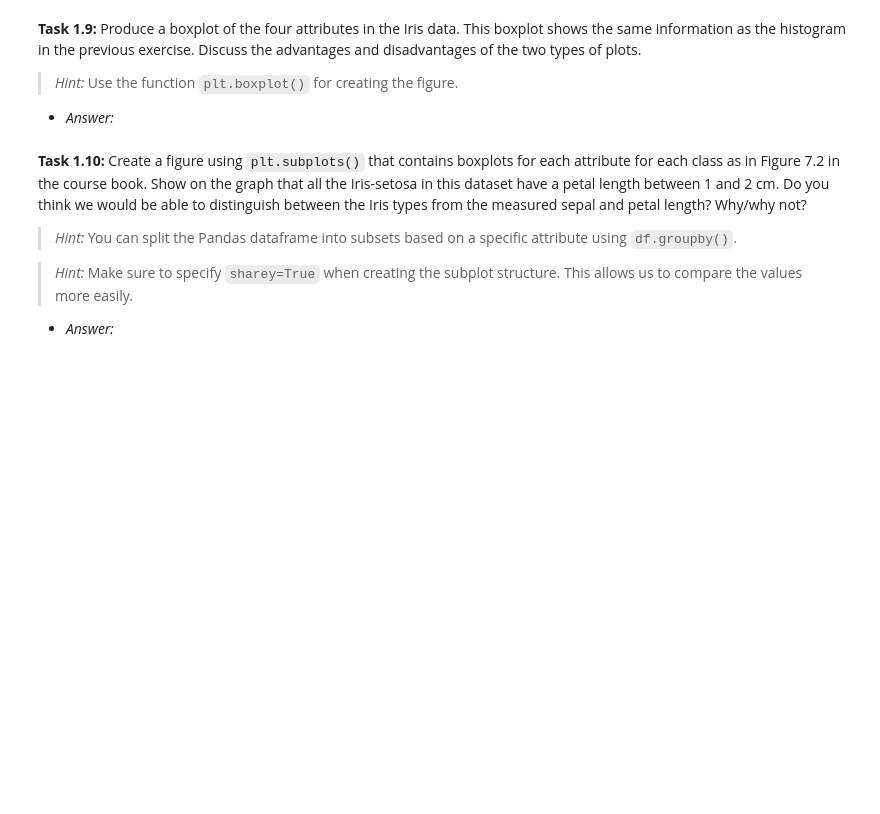
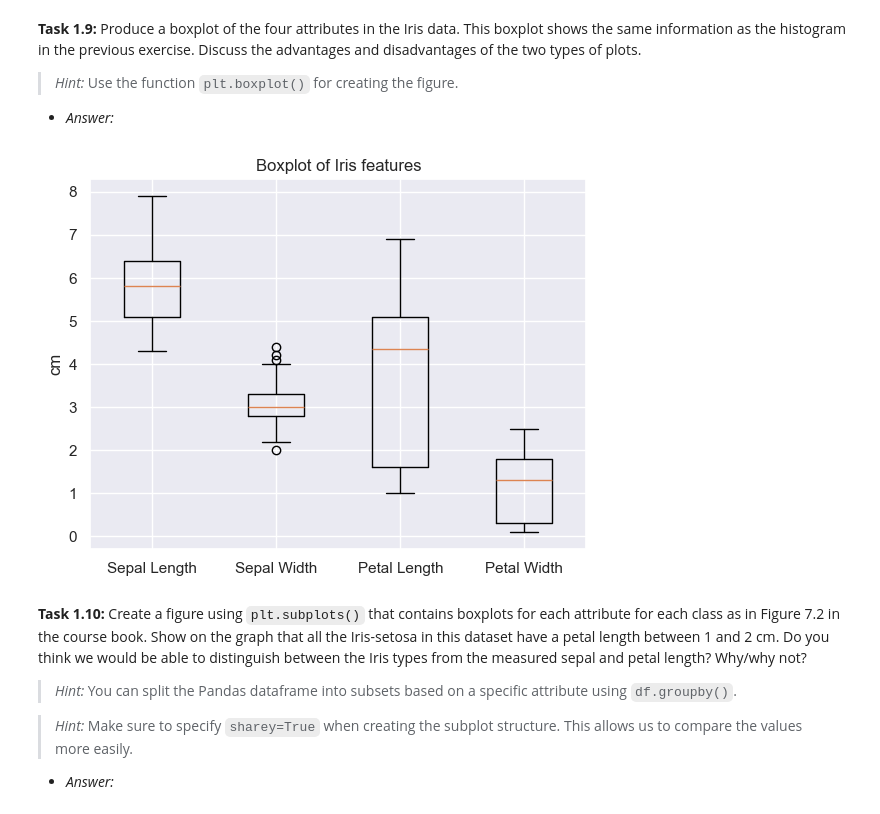
Before and after one commit to ivanpacenti/02452-2025, a Jupyter notebook: 02452_exercise1_fall25/exercise1.ipynb, the cells around one changed output. Saved outputs shown, nothing was run; the diff lists cells and outputs as text; code cells hidden in the pictures; blank space fills up the shorter version.

```diff
--- a/02452_exercise1_fall25/exercise1.ipynb
+++ b/02452_exercise1_fall25/exercise1.ipynb
@@ -240,3 +214,18 @@ raise NotImplementedError()
+# %%
+# YOUR CODE HERE
+
+
+plt.boxplot([df[col] for col in feature_names], tick_labels=feature_names)
+plt.ylabel("cm")
+plt.title("Boxplot of Iris features")
+plt.show()
+
+#Mediana (linea dentro la scatola)
+#Intervallo interquartile (IQR) → la scatola
+#Estremi (whiskers o baffi, le linee che si estendono gli estremi)
+#Outlier (punti rotondi oltre i whiskers, indicano anomalie)
+# %% [output]
+[figure, added]
 # %% [markdown]
 **Task 1.10:** Create a figure using `plt.subplots()` that contains boxplots for each attribute for each class as in Figure 7.2 in the course book. Show on the graph that all the Iris-setosa in this dataset have a petal length between 1 and 2 cm. Do you think we would be able to distinguish between the Iris types from the measured sepal and petal length? Why/why not?
 
```
Also changed, not shown: parts of 19 cells of this notebook.
